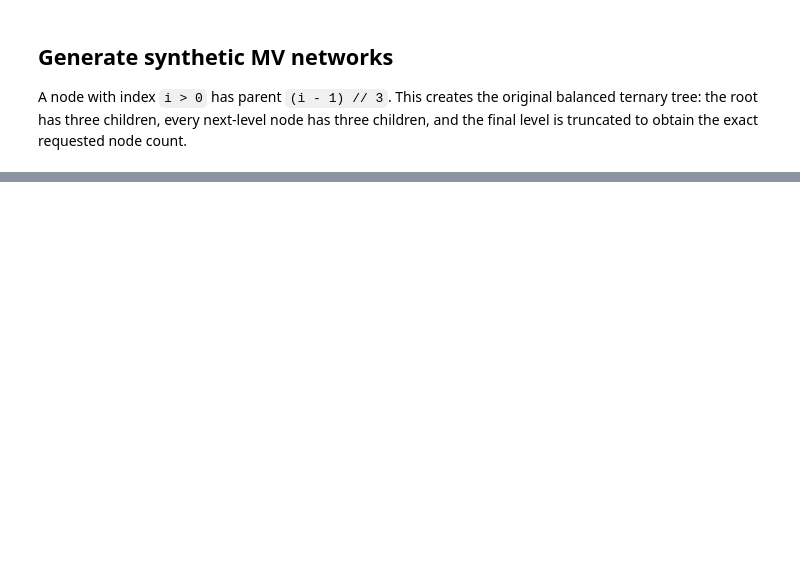
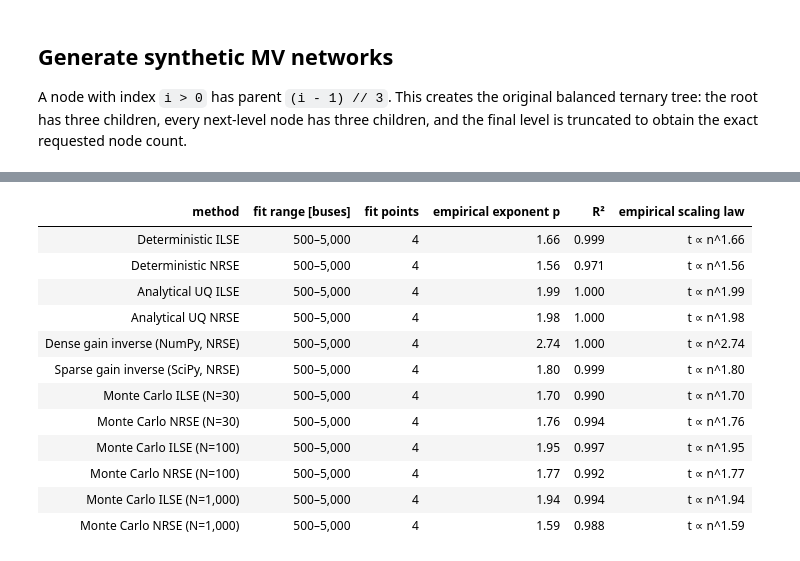
Before and after one commit to Plusero/power-grid-model, a Jupyter notebook: docs/examples/Synthetic MV Ternary Tree UQ Scaling Example.ipynb, the cells around one changed output, grey strips where cells are left out. Cells and saved outputs as stored; diff of their text form; code cells hidden in the pictures; blank space fills up the shorter version.

```diff
--- a/docs/examples/Synthetic MV Ternary Tree UQ Scaling Example.ipynb
+++ b/docs/examples/Synthetic MV Ternary Tree UQ Scaling Example.ipynb
@@ -463,3 +961,61 @@ Linear-time figure exported to output/synthetic_mv_ternary_tree_uq_scaling/figur
+# %%
+scaling_fit_min_buses = 500
+empirical_scaling_rows = []
+
+for method_name, *_ in plot_specs:
+    method_timings = (
+        timing_results[(timing_results["method"] == method_name) & (timing_results["buses"] >= scaling_fit_min_buses)]
+        .dropna(subset=["median time [s]"])
+        .sort_values("buses")
+    )
+    minimum_fit_points = 3
+    if len(method_timings) < minimum_fit_points:
+        continue
+
+    log_bus_count = np.log(method_timings["buses"].to_numpy(dtype=float))
+    log_time = np.log(method_timings["median time [s]"].to_numpy(dtype=float))
+    exponent, log_prefactor = np.polyfit(log_bus_count, log_time, deg=1)
+    fitted_log_time = exponent * log_bus_count + log_prefactor
+    residual_sum_squares = np.sum((log_time - fitted_log_time) ** 2)
+    total_sum_squares = np.sum((log_time - np.mean(log_time)) ** 2)
+    r_squared = 1.0 - residual_sum_squares / total_sum_squares
+
+    empirical_scaling_rows.append(
+        {
+            "method": method_name,
+            "fit range [buses]": f"{method_timings['buses'].min():,}-{method_timings['buses'].max():,}",
+            "fit points": len(method_timings),
+            "empirical exponent p": exponent,
+            "R²": r_squared,
+            "empirical scaling law": f"t ∝ n^{exponent:.2f}",
+        }
+    )
+
+empirical_scaling_table = pd.DataFrame(empirical_scaling_rows)
+display(
+    empirical_scaling_table.style.set_uuid("empirical_scaling")
+    .format(
+        {
+            "empirical exponent p": "{:.2f}",
+            "R²": "{:.3f}",
+        }
+    )
+    .hide(axis="index")
+)
+# %% [output]
+| method | fit range [buses] | fit points | empirical exponent p | R² | empirical scaling law |
+| Deterministic ILSE | 500–5,000 | 4 | 1.66 | 0.999 | t ∝ n^1.66 |
+| Deterministic NRSE | 500–5,000 | 4 | 1.56 | 0.971 | t ∝ n^1.56 |
+| Analytical UQ ILSE | 500–5,000 | 4 | 1.99 | 1.000 | t ∝ n^1.99 |
+| Analytical UQ NRSE | 500–5,000 | 4 | 1.98 | 1.000 | t ∝ n^1.98 |
+| Dense gain inverse (NumPy, NRSE) | 500–5,000 | 4 | 2.74 | 1.000 | t ∝ n^2.74 |
+| Sparse gain inverse (SciPy, NRSE) | 500–5,000 | 4 | 1.80 | 0.999 | t ∝ n^1.80 |
+| Monte Carlo ILSE (N=30) | 500–5,000 | 4 | 1.70 | 0.990 | t ∝ n^1.70 |
+| Monte Carlo NRSE (N=30) | 500–5,000 | 4 | 1.76 | 0.994 | t ∝ n^1.76 |
+| Monte Carlo ILSE (N=100) | 500–5,000 | 4 | 1.95 | 0.997 | t ∝ n^1.95 |
+| Monte Carlo NRSE (N=100) | 500–5,000 | 4 | 1.77 | 0.992 | t ∝ n^1.77 |
+| Monte Carlo ILSE (N=1,000) | 500–5,000 | 4 | 1.94 | 0.994 | t ∝ n^1.94 |
+| Monte Carlo NRSE (N=1,000) | 500–5,000 | 4 | 1.59 | 0.988 | t ∝ n^1.59 |
 # %% [markdown]
 ## Takeaways
 
```
Also changed, not shown: parts of 10 cells of this notebook, 11 other files.
